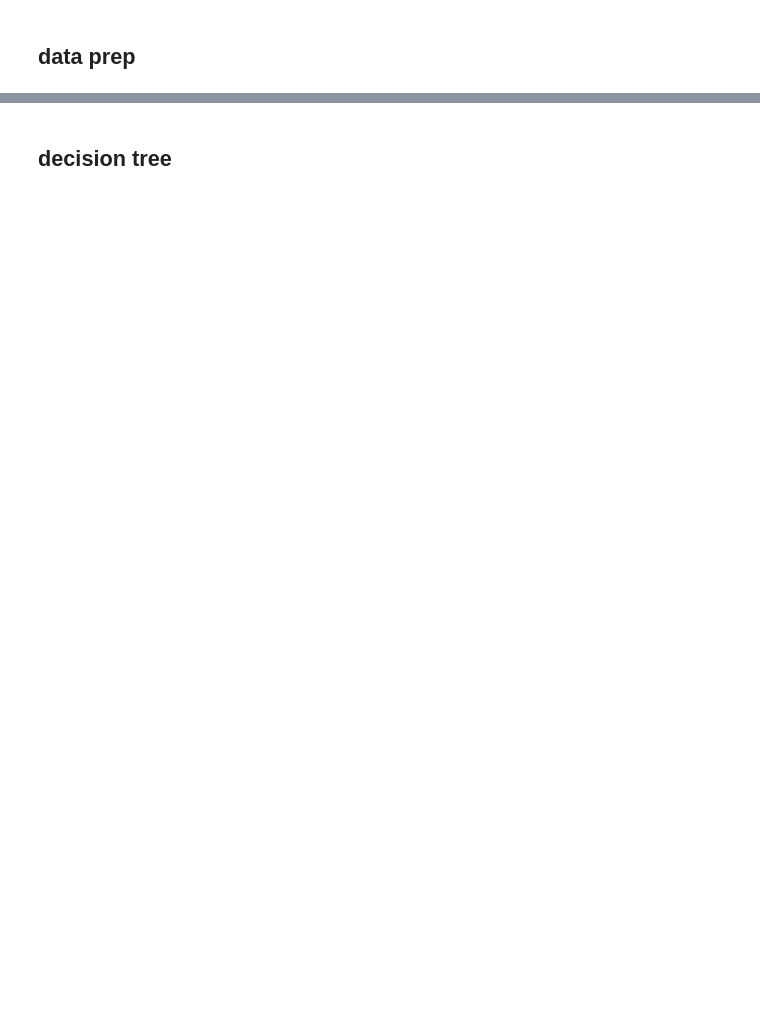
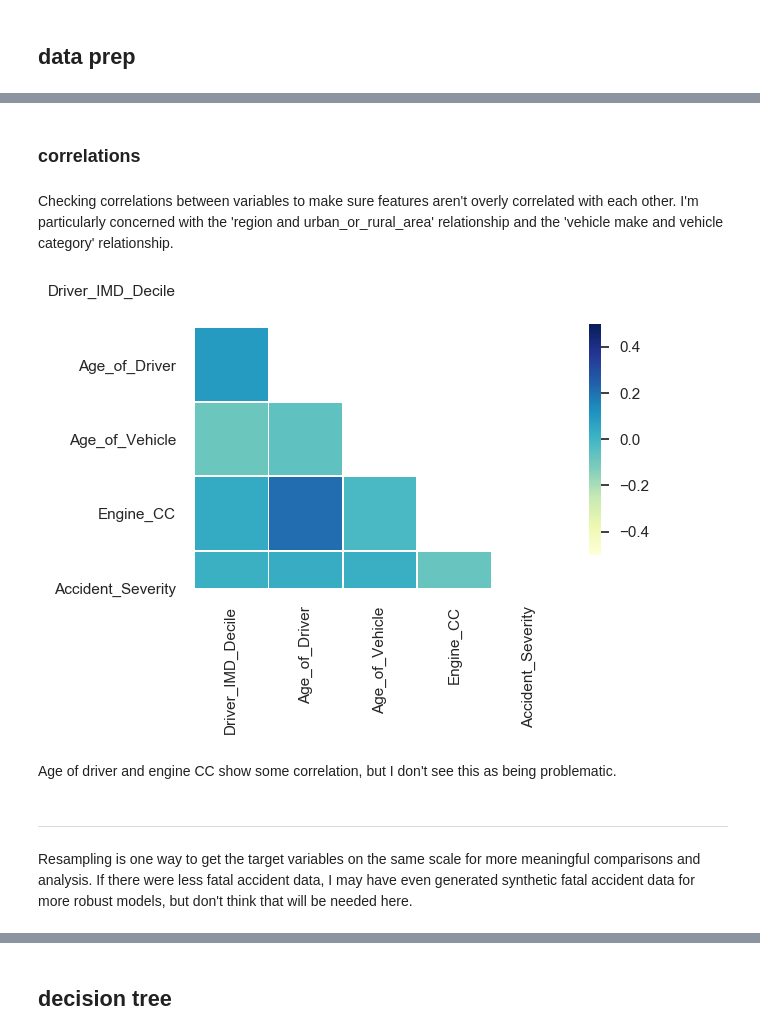
Before and after one commit to janellejolliff/UK-fatal-car-accidents, a Jupyter notebook: mod_5_project.ipynb, the cells around one changed output, grey strips where cells are left out. Drawn from its saved outputs; the diff is of its cells as text; code cells hidden in the pictures; blank space fills up the shorter version.

```diff
--- a/mod_5_project.ipynb
+++ b/mod_5_project.ipynb
@@ -125,0 +146,2 @@ df.drop(columns=
+# %%
+df = df[df.Latitude < 56.5]
@@ -125,0 +169,19 @@ df.drop(columns=
+# %%
+#dropping columns relating to time and weather or road conditions.
+df.drop(columns=
+    [
+        'Accident_Index','Datetime', 'Year'
+        ,'Latitude', 'Longitude'
+        ,'X1st_Road_Class'
+      ,'Speed_limit'
+        , 'Road_Type', 'Road_Surface_Conditions', 'Weather'
+       ,'High_Wind', 'Lights', 'Season', 'Month_of_Year'
+       ,'Day_of_Month','Day_of_Week','Hour_of_Day', 'Number_of_Vehicles'
+        ,'Junction_Detail','Junction_Location','X1st_Point_of_Impact','Vehicle_Manoeuvre'
+        #,'Propulsion_Code'
+        #, 'Vehicle_Category'
+        #,'Driver_Journey_Purpose'
+        #,'Urban_or_Rural_Area'
+        #, 'Engine_CC'
+        ]
+, axis=1, inplace=True)
@@ -125,0 +240,33 @@ df.drop(columns=
+# %%
+# assign 1 and 0 to fatal and slight accidents in preparation of further analysis
+df["Driver_Journey_Purpose"]= df['Driver_Journey_Purpose'].replace("Journey as part of work", 'work/school')
+df["Driver_Journey_Purpose"]= df['Driver_Journey_Purpose'].replace("Commuting to/from work", 'work/school')
+df["Driver_Journey_Purpose"]= df['Driver_Journey_Purpose'].replace("Taking pupil to/from school", 'work/school')
+df["Driver_Journey_Purpose"]= df['Driver_Journey_Purpose'].replace("Pupil riding to/from school", 'work/school')
+# %% [markdown]
+### correlations
+# %% [markdown]
+Checking correlations between variables to make sure features aren't overly correlated with each other.  I'm particularly concerned with the 'region and urban_or_rural_area' relationship and the 'vehicle make and vehicle category' relationship.
+# %%
+#corr plot
+sns.set(style="white")
+corr = df.corr()
+
+#a mask the size of covariance matrix
+mask = np.zeros_like(corr, dtype=np.bool)
+mask[np.triu_indices_from(mask)] = True
+
+f, ax = plt.subplots(figsize=(6,6))
+
+sns.heatmap(corr, mask=mask, cmap="YlGnBu", vmin = -.5, vmax=.5, center=0,
+            square=True
+             ,linewidths=.5,
+           cbar_kws= {"shrink": .5}
+           );
+# %% [output]
+[figure, added]
+# %% [markdown]
+Age of driver and engine CC show some correlation, but I don't see this as being problematic.
+# %% [markdown]
+___
+Resampling is one way to get the target variables on the same scale for more meaningful comparisons and analysis. If there were less fatal accident data, I may have even generated synthetic fatal accident data for more robust models, but don't think that will be needed here.
```
Also changed, not shown: parts of 214 cells of this notebook.
